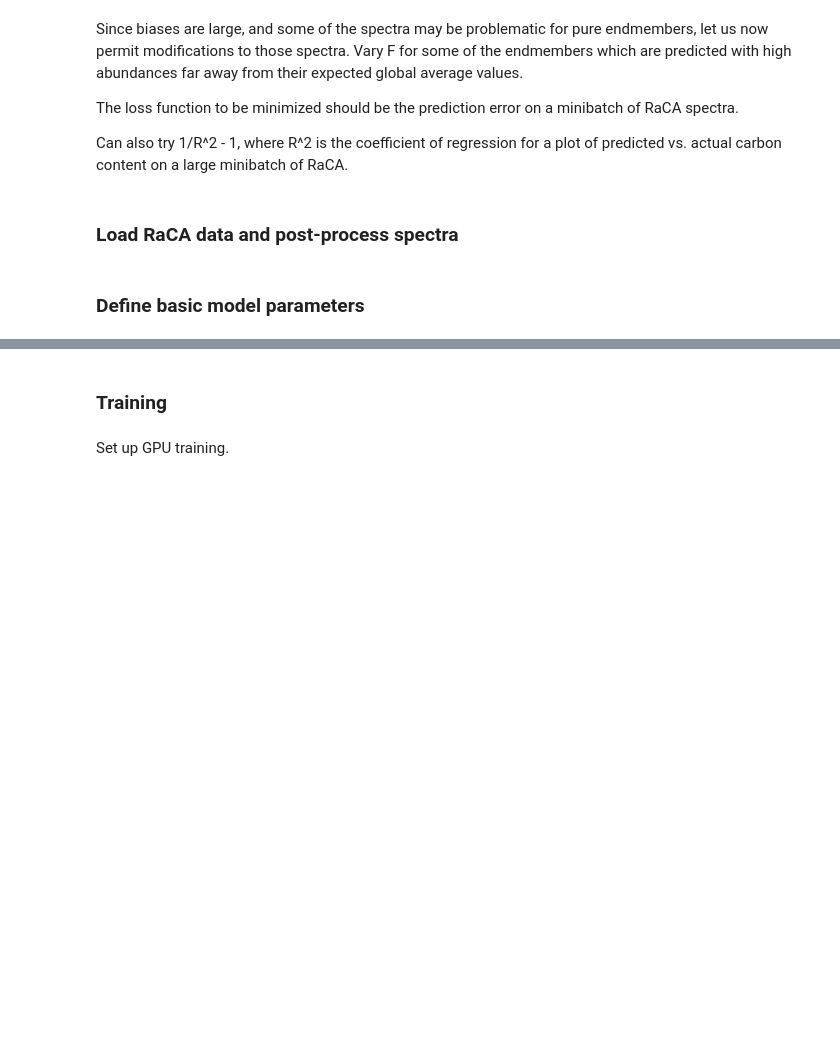
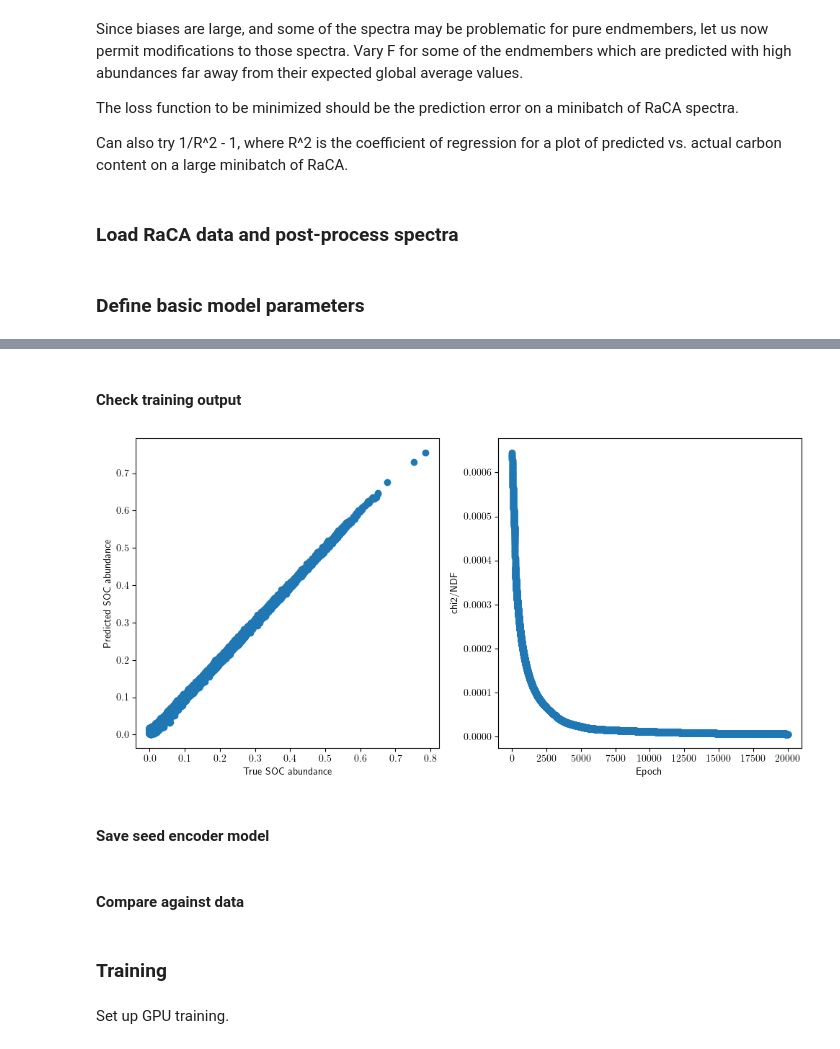
Before and after one commit to eacoleman/RaCA-SOC-a-spectrum-analysis, a Jupyter notebook: RaCA-SOC-a/run-RaCA-SOC-a_step8.ipynb, the cells around one changed output, grey strips where cells are left out. Saved outputs shown, nothing was run; the diff lists cells and outputs as text; code cells hidden in the pictures; blank space fills up the shorter version.

```diff
--- a/RaCA-SOC-a/run-RaCA-SOC-a_step8.ipynb
+++ b/RaCA-SOC-a/run-RaCA-SOC-a_step8.ipynb
@@ -152,0 +313,12 @@ array([5905, 4987, 2252, ..., 8116,  933, 8757])
+# %%
+# Truth-level outputs: regressed abundances from an LMM
+tMs  = torch.tensor(msFullRaCAFit.tolist()).to(device)
+
+# Truth-level inputs: Individual spectra
+tIs = torch.tensor(IhFullRaCAFit.tolist()).to(device)
+
+# Training settings, optimizer declarations
+nepochs = 20000
+seedEncoderModel = LinearMixingEncoder(MSpectra, KEndmembers, 512).to(device)
+optimizer = optim.Adam(seedEncoderModel.parameters(), lr = 0.000005, betas=(0.99,0.999))
+preds = []
@@ -152,0 +331,4 @@ array([5905, 4987, 2252, ..., 8116,  933, 8757])
+# %%
+# Optimizer tracking
+cEpoch = 0
+lossTracking = np.zeros(nepochs);
@@ -152,0 +350,19 @@ array([5905, 4987, 2252, ..., 8116,  933, 8757])
+# %% [markdown]
+#### Check training output
+# %%
+_, axarr = plt.subplots(1,2,figsize=(10,5))
+
+axarr[0].scatter(msFullRaCAFit[:,-1],np.array(preds[:,-1].tolist()))
+axarr[0].set_xlabel("True SOC abundance")
+axarr[0].set_ylabel("Predicted SOC abundance")
+
+axarr[1].scatter([i for i in range(lossTracking.shape[0])],lossTracking)
+axarr[1].set_xlabel("Epoch")
+axarr[1].set_ylabel("chi2/NDF")
+
+plt.tight_layout()
+plt.show()
+# %% [output]
+[figure, added]
+# %% [markdown]
+#### Save seed encoder model
@@ -152,0 +373,2 @@ array([5905, 4987, 2252, ..., 8116,  933, 8757])
+# %% [markdown]
+#### Compare against data
```
Also changed, not shown: parts of 31 cells of this notebook, 3 other files.
